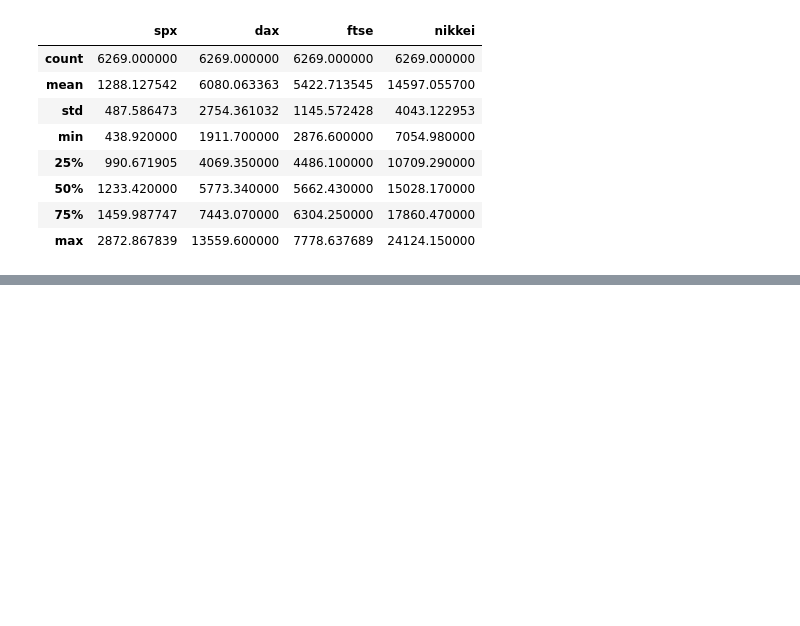
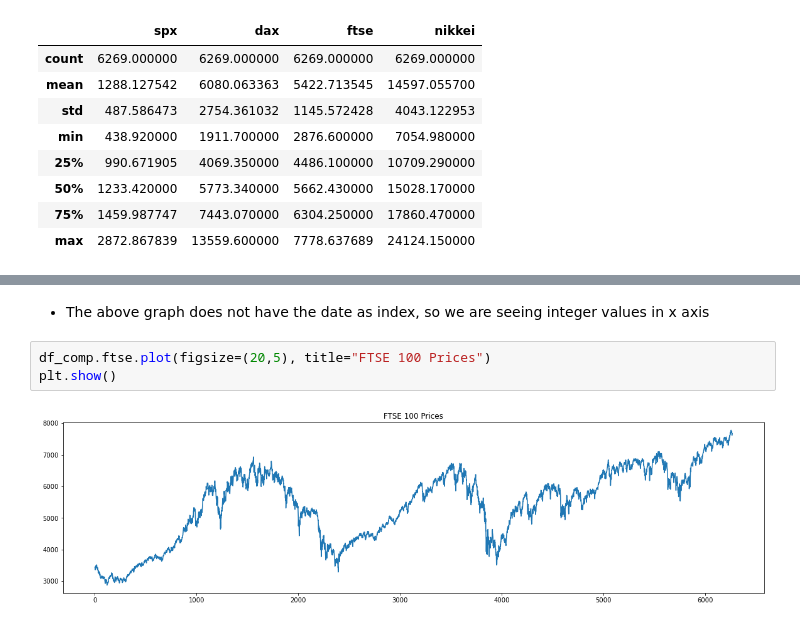
Before and after one commit to danishroohul/Udemy-Courses, a Jupyter notebook: Time-Series-Analysis-in-Python-2021/NB_1_Introduction_to_Time_Series_in_Python.ipynb, the cells around one changed output, grey strips where cells are left out. Saved outputs shown, nothing was run; the diff lists cells and outputs as text; blank space fills up the shorter version.

```diff
--- a/Time-Series-Analysis-in-Python-2021/NB_1_Introduction_to_Time_Series_in_Python.ipynb
+++ b/Time-Series-Analysis-in-Python-2021/NB_1_Introduction_to_Time_Series_in_Python.ipynb
@@ -89,0 +113,7 @@ df_comp.describe()
+# %% [markdown]
+- The above graph does not have the date as index, so we are seeing integer values in x axis
+# %%
+df_comp.ftse.plot(figsize=(20,5), title="FTSE 100 Prices")
+plt.show()
+# %% [output]
+[figure, added]
```
Also changed, not shown: parts of 11 cells of this notebook, 2 other files.
